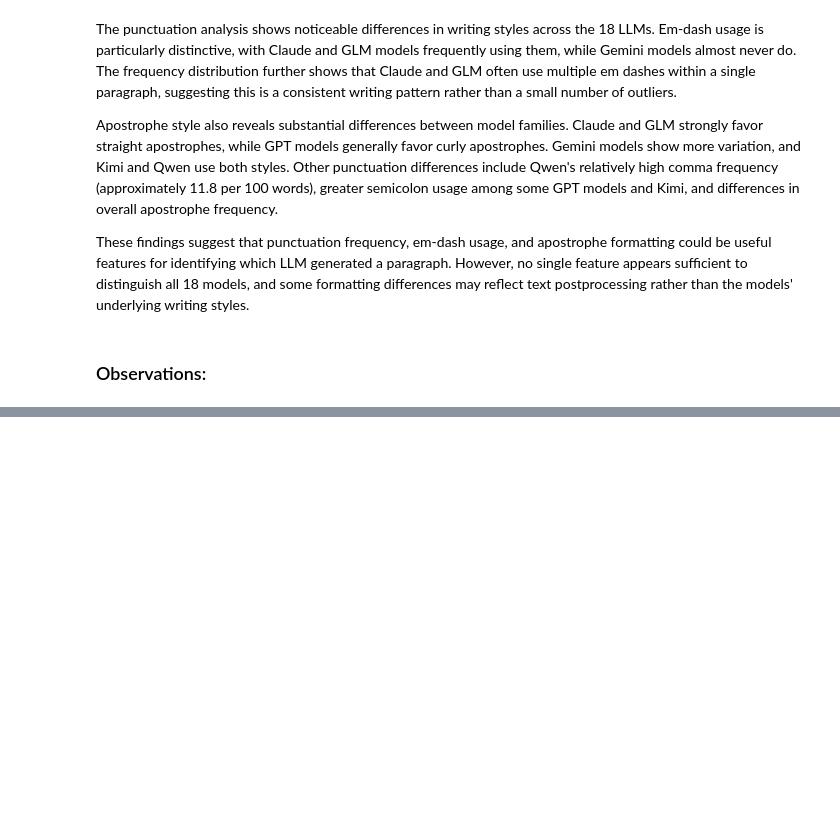
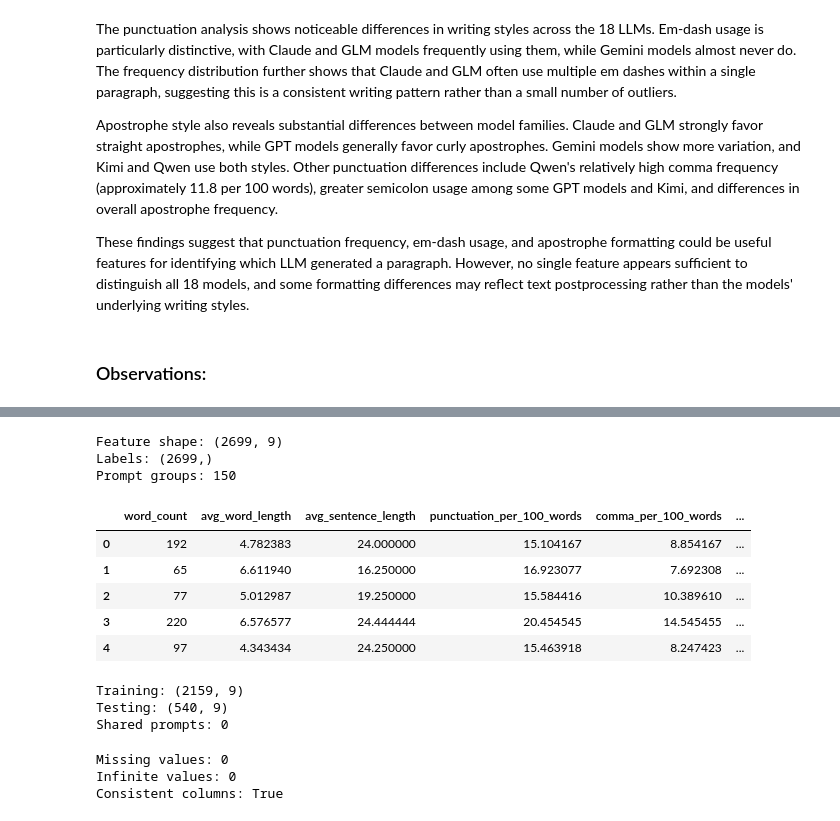
Before and after one commit to FredWltr/NameThatLLM, a Jupyter notebook: NameThatLLM.ipynb, the cells around one changed output, grey strips where cells are left out. Cells and saved outputs as stored; diff of their text form; code cells hidden in the pictures; blank space fills up the shorter version.

```diff
--- a/NameThatLLM.ipynb
+++ b/NameThatLLM.ipynb
@@ -514,0 +594,50 @@ These findings suggest that punctuation frequency, em-dash usage, and apostrophe
+# %%
+X, y, groups = prepare_features(data)
+
+print("Feature shape:", X.shape)
+print("Labels:", y.shape)
+print("Prompt groups:", groups.nunique())
+
+display(X.head())
+# %% [output]
+Feature shape: (2699, 9)
+Labels: (2699,)
+Prompt groups: 150
+|  | word_count | avg_word_length | avg_sentence_length | punctuation_per_100_words | comma_per_100_words | ... |
+| 0 | 192 | 4.782383 | 24.000000 | 15.104167 | 8.854167 | ... |
+| 1 | 65 | 6.611940 | 16.250000 | 16.923077 | 7.692308 | ... |
+| 2 | 77 | 5.012987 | 19.250000 | 15.584416 | 10.389610 | ... |
+| 3 | 220 | 6.576577 | 24.444444 | 20.454545 | 14.545455 | ... |
+| 4 | 97 | 4.343434 | 24.250000 | 15.463918 | 8.247423 | ... |
+# %%
+from sklearn.model_selection import GroupShuffleSplit
+
+splitter = GroupShuffleSplit(
+    n_splits=1,
+    test_size=0.2,
+    random_state=42,
+)
+
+train_idx, test_idx = next(splitter.split(X, y, groups))
+
+X_train, X_test = X.iloc[train_idx], X.iloc[test_idx]
+y_train, y_test = y.iloc[train_idx], y.iloc[test_idx]
+
+print("Training:", X_train.shape)
+print("Testing:", X_test.shape)
+print("Shared prompts:",
+      len(set(groups.iloc[train_idx]) & set(groups.iloc[test_idx])))
+# %% [output]
+Training: (2159, 9)
+Testing: (540, 9)
+Shared prompts: 0
+# %%
+import numpy as np
+
+print("Missing values:", X.isna().sum().sum())
+print("Infinite values:", np.isinf(X.to_numpy()).sum())
+print("Consistent columns:", X_train.columns.equals(X_test.columns))
+# %% [output]
+Missing values: 0
+Infinite values: 0
+Consistent columns: True
```
Also changed, not shown: parts of 2 cells of this notebook.
